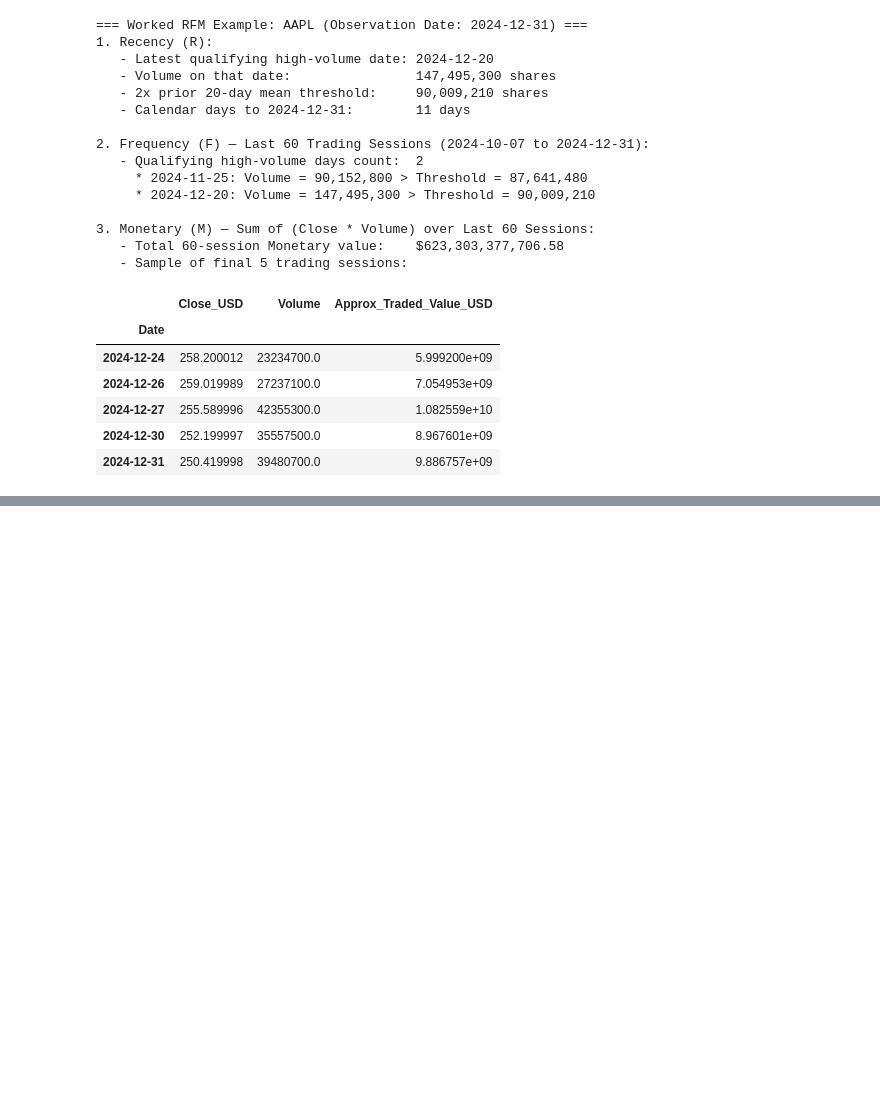
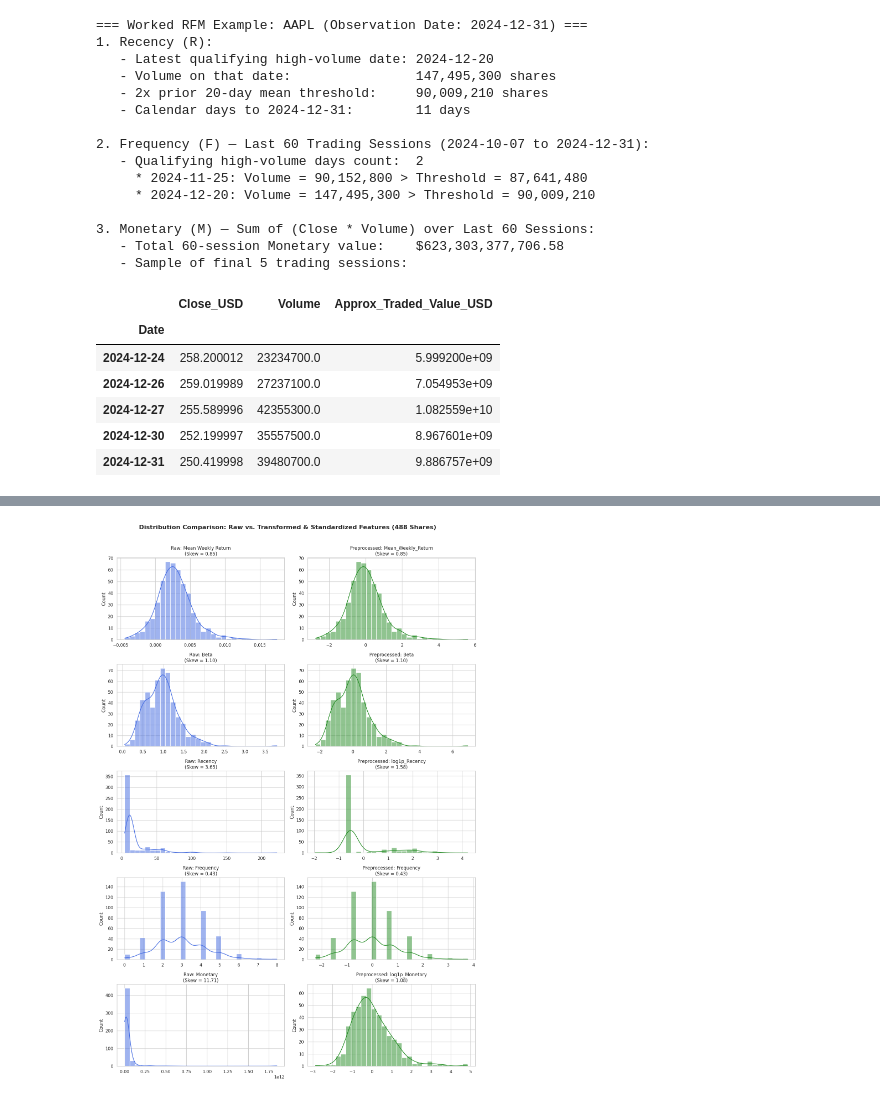
Before and after one commit to Govindu-Sathruwan/CRM-CM-CW1, a Jupyter notebook: CRM_&_CM_CW1.ipynb, the cells around one changed output, grey strips where cells are left out. Saved outputs shown, nothing was run; the diff lists cells and outputs as text; code cells hidden in the pictures; blank space fills up the shorter version.

```diff
--- a/CRM_&_CM_CW1.ipynb
+++ b/CRM_&_CM_CW1.ipynb
@@ -902,0 +916,4 @@ Remaining zero-volume entries:      451
+# %%
+# create the seperate dataframes
+X_rr_raw = master_features_df[['Mean_Weekly_Return', 'Beta']].copy()
+X_rfm_raw = master_features_df[['Recency', 'Frequency', 'Monetary']].copy()
@@ -902,0 +963,15 @@ Remaining zero-volume entries:      451
+# %%
+# Since frequency is already even and applying log1p only made the skewness worse
+# apply log1p transformation only for monetary and recency
+
+X_rfm_trans = pd.DataFrame({
+    'log1p_Recency': np.log1p(X_rfm_raw['Recency']),
+    'Frequency': X_rfm_raw['Frequency'],
+    'log1p_Monetary': np.log1p(X_rfm_raw['Monetary'])}, index=X_rfm_raw.index)
+
+# Standardise RFM
+scaler_rfm = StandardScaler()
+X_trading_activity = pd.DataFrame(
+    scaler_rfm.fit_transform(X_rfm_trans),
+    index=X_rfm_trans.index,
+    columns=['log1p_Recency', 'Frequency', 'log1p_Monetary'])
@@ -902,0 +1038,67 @@ Remaining zero-volume entries:      451
+# %%
+import matplotlib.pyplot as plt
+import seaborn as sns
+
+# Configure plot style and size
+sns.set_theme(style="whitegrid")
+fig, axes = plt.subplots(nrows=5, ncols=2, figsize=(14, 20))
+
+# Define raw and preprocessed feature mappings to plot side-by-side
+plot_mappings = [
+    {
+        "raw_name": "Mean_Weekly_Return",
+        "raw_df": X_raw_all,
+        "prep_name": "Mean_Weekly_Return",
+        "prep_df": X_prep_all,
+        "title_base": "Mean Weekly Return"
+    },
+    {
+        "raw_name": "Beta",
+        "raw_df": X_raw_all,
+        "prep_name": "Beta",
+        "prep_df": X_prep_all,
+        "title_base": "Beta"
+    },
+    {
+        "raw_name": "Recency",
+        "raw_df": X_raw_all,
+        "prep_name": "log1p_Recency",
+        "prep_df": X_prep_all,
+        "title_base": "Recency"
+    },
+    {
+        "raw_name": "Frequency",
+        "raw_df": X_raw_all,
+        "prep_name": "Frequency",
+        "prep_df": X_prep_all,
+        "title_base": "Frequency"
+    },
+    {
+        "raw_name": "Monetary",
+        "raw_df": X_raw_all,
+        "prep_name": "log1p_Monetary",
+        "prep_df": X_prep_all,
+        "title_base": "Monetary"
+    }
+]
+
+for i, mapping in enumerate(plot_mappings):
+    # 1. Plot Raw Distribution
+    raw_col = mapping["raw_name"]
+    raw_skew = mapping["raw_df"][raw_col].skew()
+    sns.histplot(mapping["raw_df"][raw_col], kde=True, ax=axes[i, 0], color='royalblue', bins=30)
+    axes[i, 0].set_title(f"Raw: {mapping['title_base']}\n(Skew = {raw_skew:.2f})")
+    axes[i, 0].set_xlabel("")
+
+    # 2. Plot Preprocessed Distribution
+    prep_col = mapping["prep_name"]
+    prep_skew = mapping["prep_df"][prep_col].skew()
+    sns.histplot(mapping["prep_df"][prep_col], kde=True, ax=axes[i, 1], color='forestgreen', bins=30)
+    axes[i, 1].set_title(f"Preprocessed: {prep_col}\n(Skew = {prep_skew:.2f})")
+    axes[i, 1].set_xlabel("")
+
+plt.suptitle("Distribution Comparison: Raw vs. Transformed & Standardized Features (488 Shares)", fontsize=16, y=1.01, fontweight='bold')
+plt.tight_layout()
+plt.show()
+# %% [output]
+[figure, added]
```
Also changed, not shown: parts of 9 cells of this notebook.
